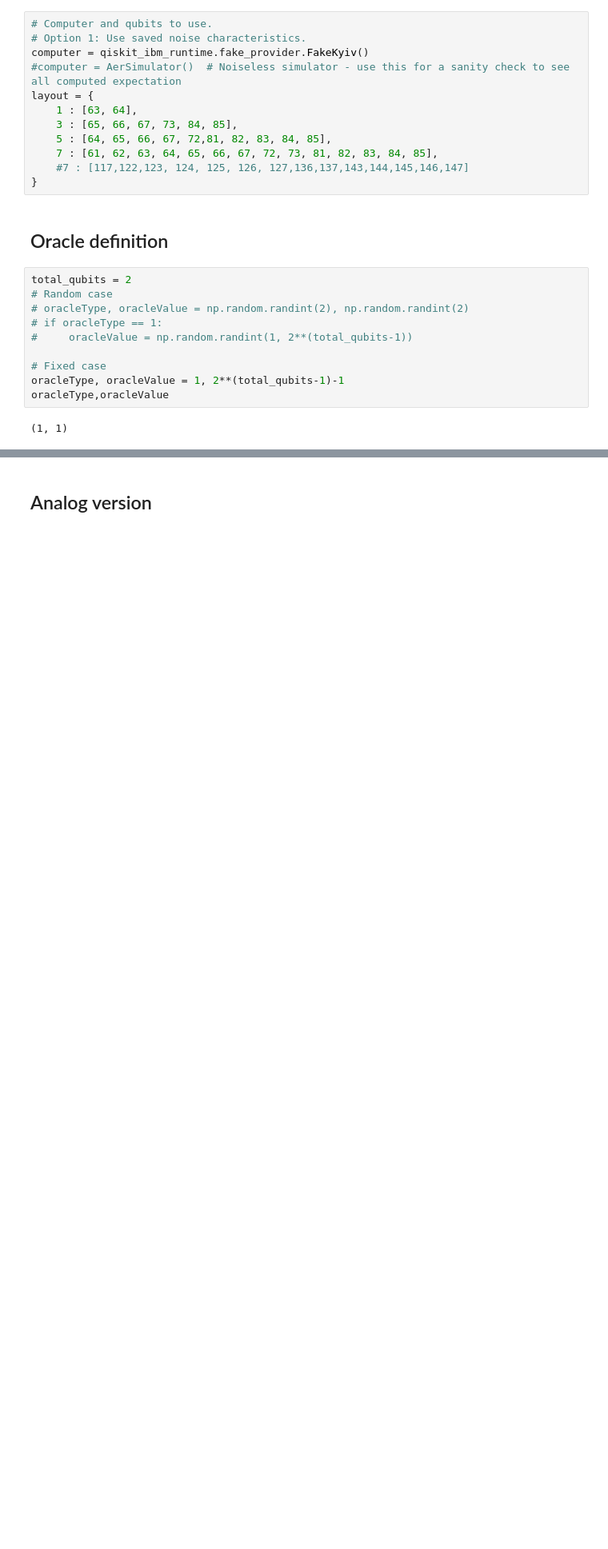
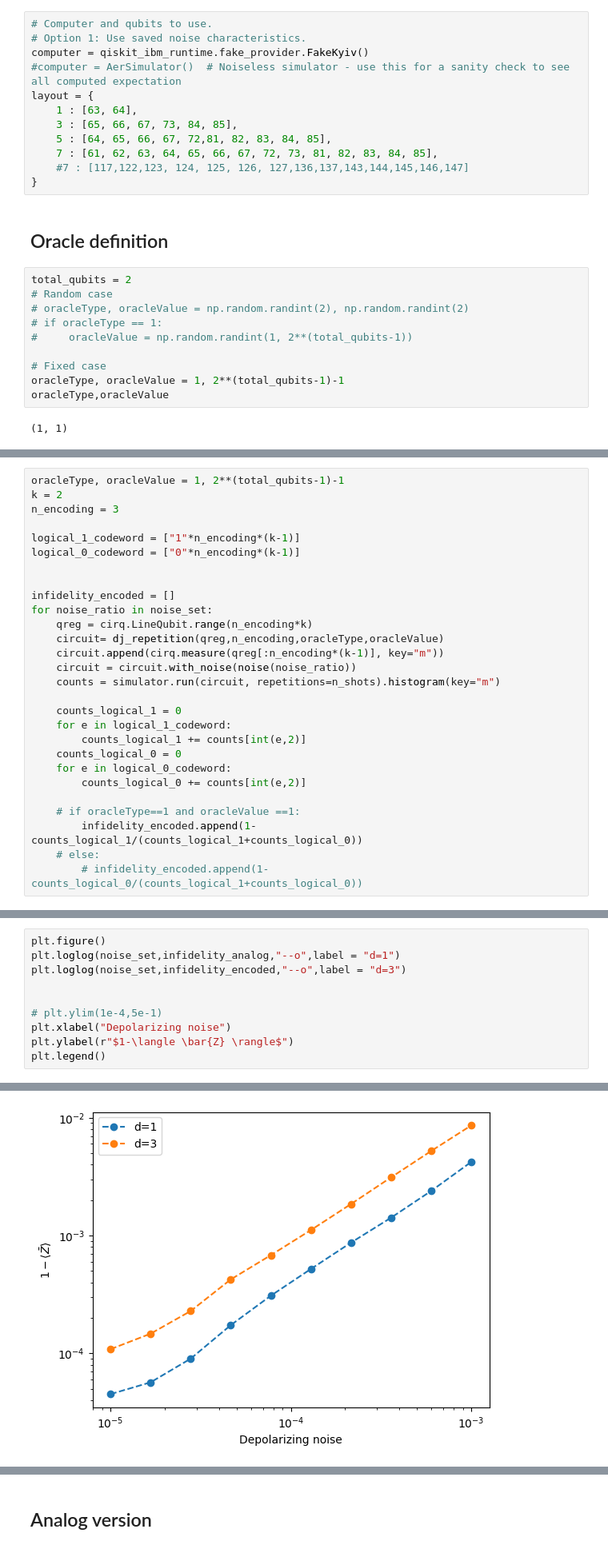
Before and after one commit to rmlarose/encoded, a Jupyter notebook: experiments/repetition/Deutsh-Jozsa/repetition_dj.ipynb, the cells around one changed output, grey strips where cells are left out. Shown: that part at 80% size. Drawn from its saved outputs; the diff is of its cells as text; blank space fills up the shorter version.

```diff
--- a/experiments/repetition/Deutsh-Jozsa/repetition_dj.ipynb
+++ b/experiments/repetition/Deutsh-Jozsa/repetition_dj.ipynb
@@ -39,0 +147,28 @@ oracleType,oracleValue
+# %%
+oracleType, oracleValue = 1, 2**(total_qubits-1)-1
+k = 2
+n_encoding = 3
+
+logical_1_codeword = ["1"*n_encoding*(k-1)]
+logical_0_codeword = ["0"*n_encoding*(k-1)]
+
+
+infidelity_encoded = []
+for noise_ratio in noise_set:
+    qreg = cirq.LineQubit.range(n_encoding*k)
+    circuit= dj_repetition(qreg,n_encoding,oracleType,oracleValue)
+    circuit.append(cirq.measure(qreg[:n_encoding*(k-1)], key="m"))
+    circuit = circuit.with_noise(noise(noise_ratio))
+    counts = simulator.run(circuit, repetitions=n_shots).histogram(key="m")
+
+    counts_logical_1 = 0
+    for e in logical_1_codeword:
+        counts_logical_1 += counts[int(e,2)]
+    counts_logical_0 = 0
+    for e in logical_0_codeword:
+        counts_logical_0 += counts[int(e,2)]
+
+    # if oracleType==1 and oracleValue ==1:
+        infidelity_encoded.append(1-counts_logical_1/(counts_logical_1+counts_logical_0))
+    # else:
+        # infidelity_encoded.append(1-counts_logical_0/(counts_logical_1+counts_logical_0))
@@ -39,0 +201,11 @@ oracleType,oracleValue
+# %%
+plt.figure()
+plt.loglog(noise_set,infidelity_analog,"--o",label = "d=1")
+plt.loglog(noise_set,infidelity_encoded,"--o",label = "d=3")
+
+
+# plt.ylim(1e-4,5e-1)
+plt.xlabel("Depolarizing noise")
+plt.ylabel(r"$1-\langle \bar{Z} \rangle$")
+plt.legend()
+# %% [output]
@@ -39,0 +213 @@ oracleType,oracleValue
+[figure, added]
```
Also changed, not shown: parts of 47 cells of this notebook, 2 other files.
